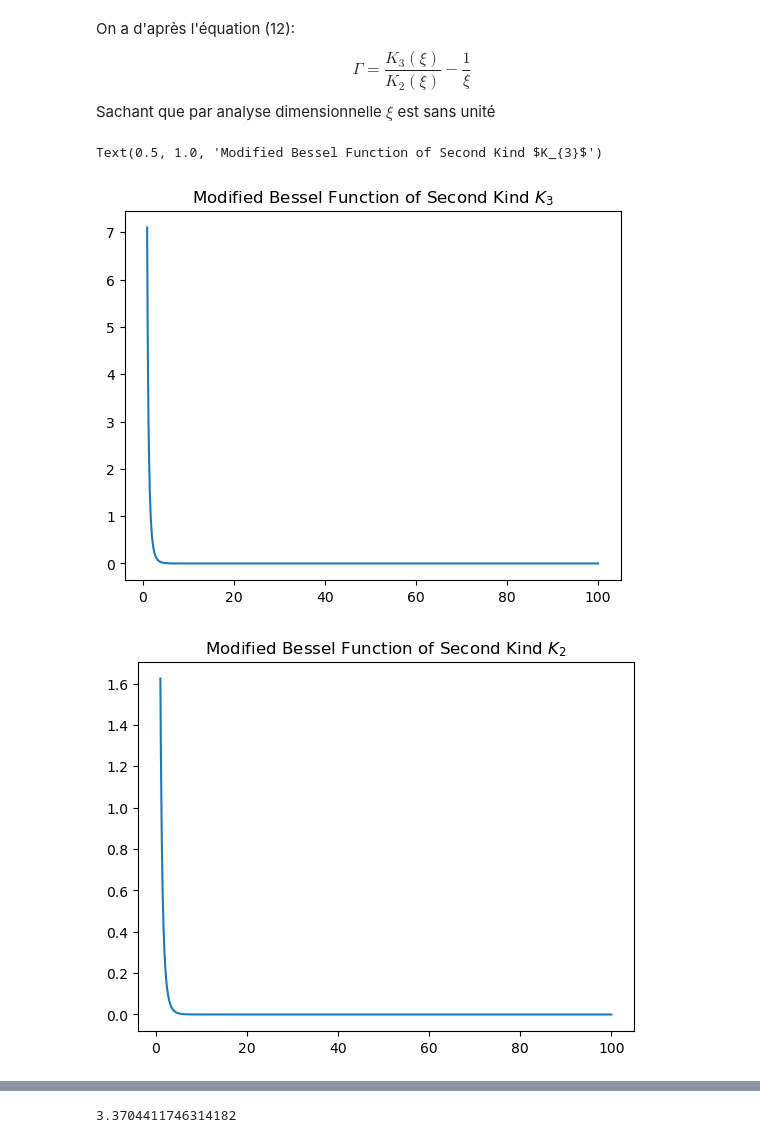
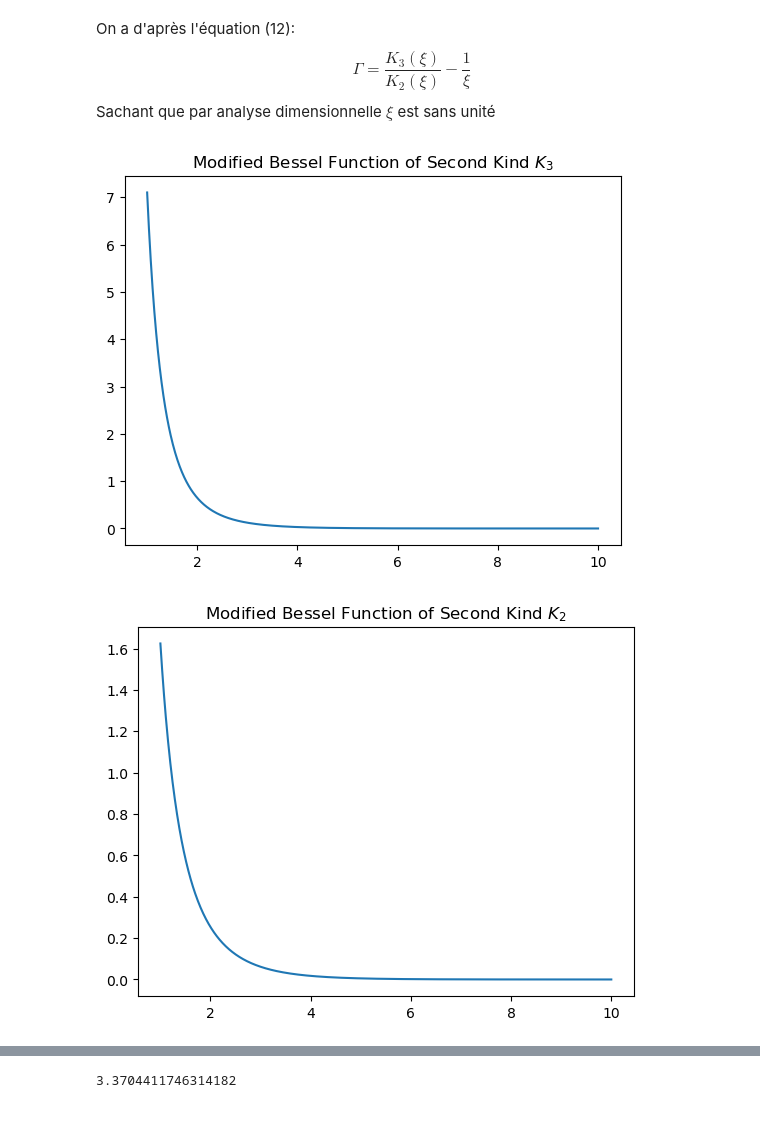
Before and after one commit to quentin-bouquet/Mod-le-Spectro-Temporel-d-mission-d-un-sursaut-gamma, a Jupyter notebook: MAIN.ipynb, the cells around one changed output, grey strips where cells are left out. Drawn from its saved outputs; the diff is of its cells as text; code cells hidden in the pictures.

Commit message:
Correction des fonctions de Bessel

```diff
--- a/MAIN.ipynb
+++ b/MAIN.ipynb
@@ -29,19 +29,18 @@ K1 = np.vectorize(K1p)
 K2 = np.vectorize(K2p)
 K3 = np.vectorize(K3p)
 # %%
-test1 = np.linspace(1, 100,1000)
+test1 = np.linspace(1, 10,1000)
 plt.plot(test1, K3(test1))
 plt.title('Modified Bessel Function of Second Kind $K_{3}$')
 plt.show()
 # %% [output]
-Text(0.5, 1.0, 'Modified Bessel Function of Second Kind $K_{3}$')
-[figure, old version]
+[figure, new version]
 # %%
 plt.plot(test1, K2(test1))
 plt.title('Modified Bessel Function of Second Kind $K_{2}$')
 plt.show()
 # %% [output]
-[figure, old version]
+[figure, new version]
 # %%
 plt.plot(test1, K1(test1))
 plt.title('Modified Bessel Function of Second Kind $K_{1}$')
```
Also changed, not shown: parts of 10 cells of this notebook, 1 other file.
